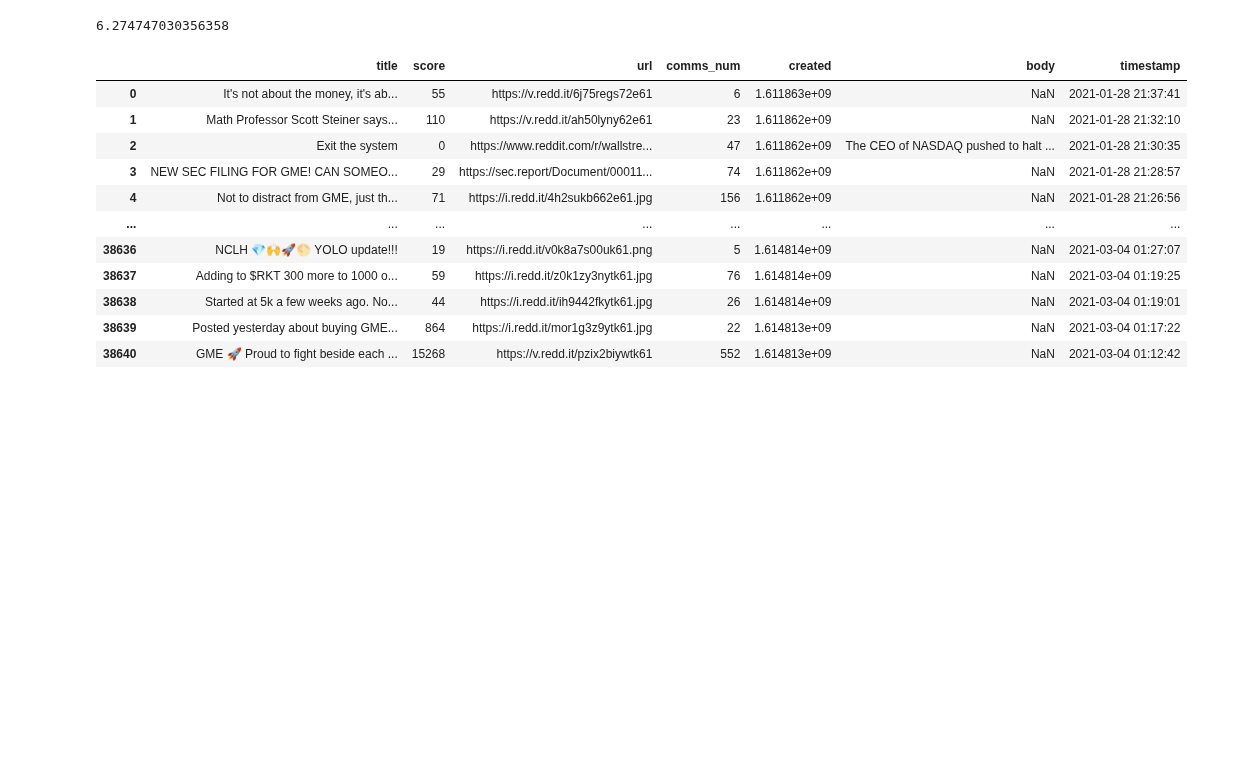
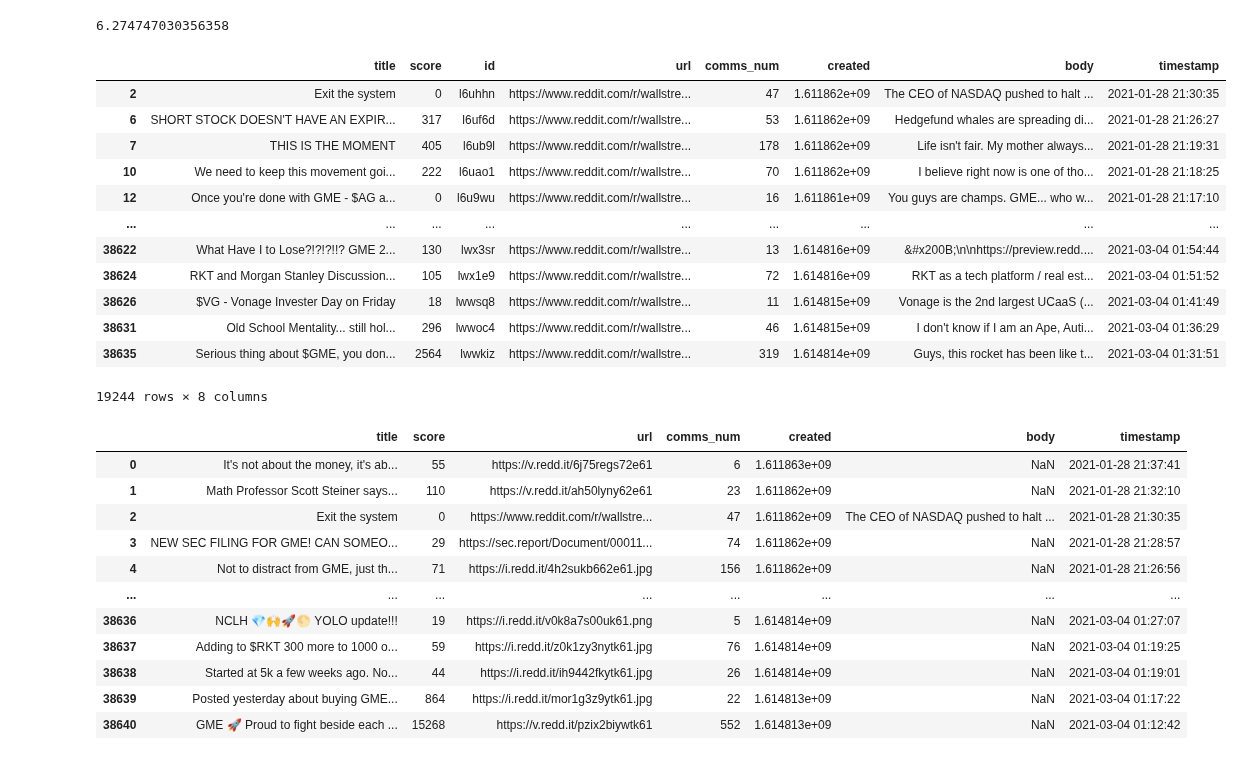
Before and after one commit to JeremiahKamama/Spacy-Analysis, a Jupyter notebook: notebooks/exploration.ipynb, the cells around one changed output. Saved outputs shown, nothing was run; the diff lists cells and outputs as text; code cells hidden in the pictures; blank space fills up the shorter version.

```diff
--- a/notebooks/exploration.ipynb
+++ b/notebooks/exploration.ipynb
@@ -67,6 +67,22 @@ percentage_miss = (missing/cells)* 100
 print(percentage_miss)
 # %% [output]
 6.274747030356358
+# %%
+wsb.dropna()
+# %% [output]
+|  | title | score | id | url | comms_num | created | body | timestamp |
+| 2 | Exit the system | 0 | l6uhhn | https://www.reddit.com/r/wallstre... | 47 | 1.611862e+09 | The CEO of NASDAQ pushed to halt ... | 2021-01-28 21:30:35 |
+| 6 | SHORT STOCK DOESN'T HAVE AN EXPIR... | 317 | l6uf6d | https://www.reddit.com/r/wallstre... | 53 | 1.611862e+09 | Hedgefund whales are spreading di... | 2021-01-28 21:26:27 |
+| 7 | THIS IS THE MOMENT | 405 | l6ub9l | https://www.reddit.com/r/wallstre... | 178 | 1.611862e+09 | Life isn't fair. My mother always... | 2021-01-28 21:19:31 |
+| 10 | We need to keep this movement goi... | 222 | l6uao1 | https://www.reddit.com/r/wallstre... | 70 | 1.611862e+09 | I believe right now is one of tho... | 2021-01-28 21:18:25 |
+| 12 | Once you're done with GME - $AG a... | 0 | l6u9wu | https://www.reddit.com/r/wallstre... | 16 | 1.611861e+09 | You guys are champs. GME... who w... | 2021-01-28 21:17:10 |
+| ... | ... | ... | ... | ... | ... | ... | ... | ... |
+| 38622 | What Have I to Lose?!?!?!!? GME 2... | 130 | lwx3sr | https://www.reddit.com/r/wallstre... | 13 | 1.614816e+09 | &#x200B;\n\nhttps://preview.redd.... | 2021-03-04 01:54:44 |
+| 38624 | RKT and Morgan Stanley Discussion... | 105 | lwx1e9 | https://www.reddit.com/r/wallstre... | 72 | 1.614816e+09 | RKT as a tech platform / real est... | 2021-03-04 01:51:52 |
+| 38626 | $VG - Vonage Invester Day on Friday | 18 | lwwsq8 | https://www.reddit.com/r/wallstre... | 11 | 1.614815e+09 | Vonage is the 2nd largest UCaaS (... | 2021-03-04 01:41:49 |
+| 38631 | Old School Mentality... still hol... | 296 | lwwoc4 | https://www.reddit.com/r/wallstre... | 46 | 1.614815e+09 | I don't know if I am an Ape, Auti... | 2021-03-04 01:36:29 |
+| 38635 | Serious thing about $GME, you don... | 2564 | lwwkiz | https://www.reddit.com/r/wallstre... | 319 | 1.614814e+09 | Guys, this rocket has been like t... | 2021-03-04 01:31:51 |
+19244 rows × 8 columns
 # %%
 wsb.drop(columns=['id'])
 # %% [output]
```
